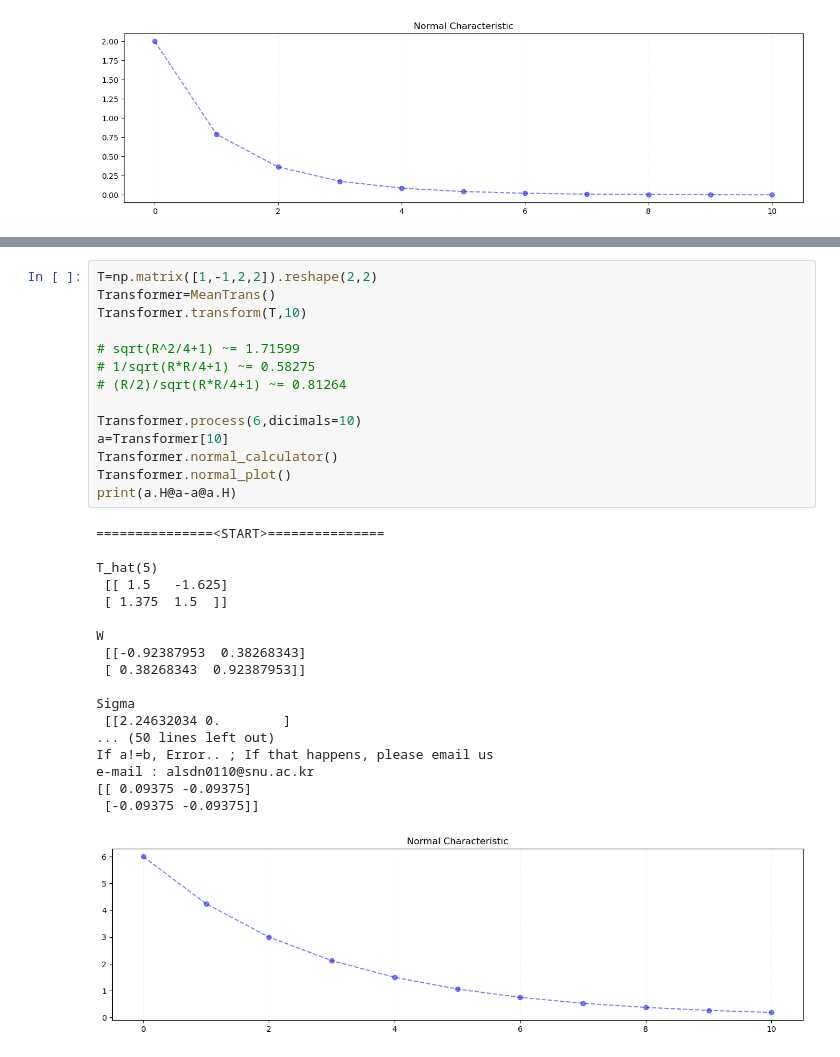
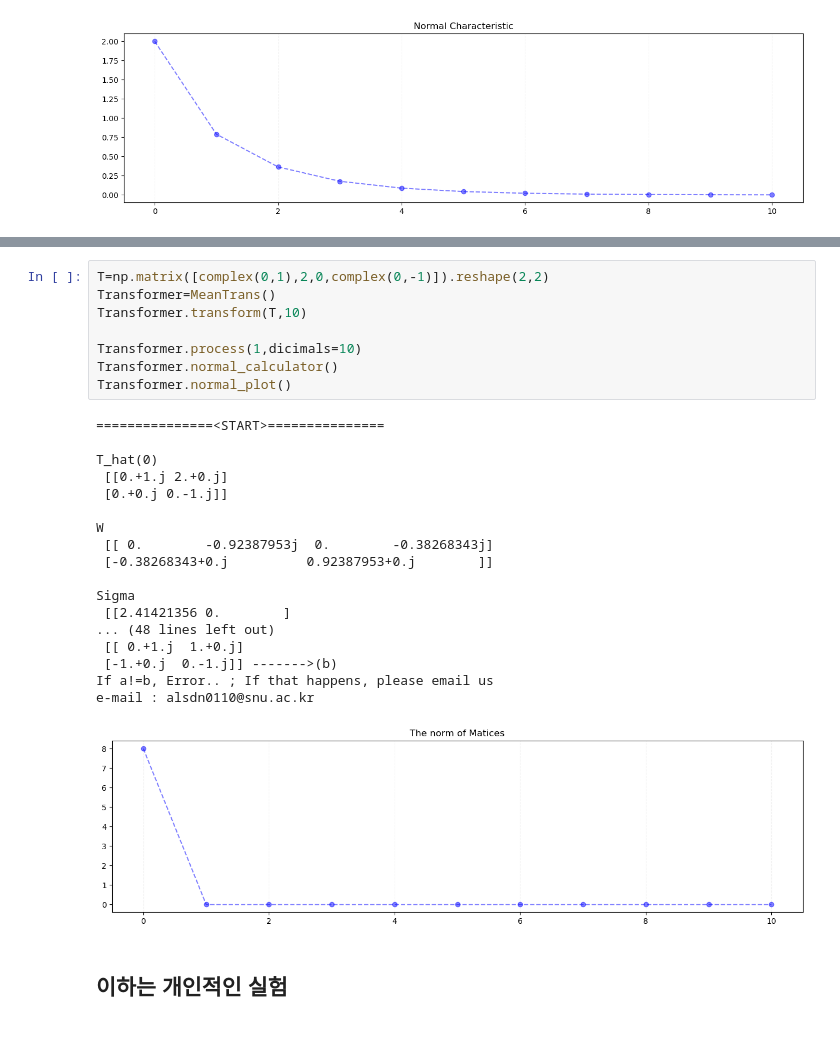
Before and after one commit to MinwooPark96/Computation-Mean-Transform-Convergence, a Jupyter notebook: paper_example.ipynb, the cells around one changed output, grey strips where cells are left out. Drawn from its saved outputs; the diff is of its cells as text.

```diff
--- a/paper_example.ipynb
+++ b/paper_example.ipynb
@@ -334,36 +374,32 @@ e-mail : alsdn0110@snu.ac.kr
 # %%
-T=np.matrix([1,-1,2,2]).reshape(2,2)
+T=np.matrix([complex(0,1),2,0,complex(0,-1)]).reshape(2,2)
 Transformer=MeanTrans()
 Transformer.transform(T,10)
 
-# sqrt(R^2/4+1) ~= 1.71599
-# 1/sqrt(R*R/4+1) ~= 0.58275
-# (R/2)/sqrt(R*R/4+1) ~= 0.81264
-
-Transformer.process(6,dicimals=10)
-a=Transformer[10]
+Transformer.process(1,dicimals=10)
 Transformer.normal_calculator()
 Transformer.normal_plot()
-print(a.H@a-a@a.H)
 # %% [output]
 ===============<START>===============
 
-T_hat(5)
- [[ 1.5   -1.625]
- [ 1.375  1.5  ]]
+T_hat(0)
+ [[0.+1.j 2.+0.j]
+ [0.+0.j 0.-1.j]]
 
 W
- [[-0.92387953  0.38268343]
- [ 0.38268343  0.92387953]]
+ [[ 0.        -0.92387953j  0.        -0.38268343j]
+ [-0.38268343+0.j          0.92387953+0.j        ]]
 
 Sigma
- [[2.24632034 0.        ]
-... (50 lines left out)
+ [[2.41421356 0.        ]
+... (48 lines left out)
+ [[ 0.+1.j  1.+0.j]
+ [-1.+0.j  0.-1.j]] ------->(b)
 If a!=b, Error.. ; If that happens, please email us
 e-mail : alsdn0110@snu.ac.kr
-[[ 0.09375 -0.09375]
- [-0.09375 -0.09375]]
-[figure, old version]
+[figure, new version]
+# %% [markdown]
+## 이하는 개인적인 실험
 # %%
 T=np.matrix([2,-1,3,4]).reshape(2,2)
 Transformer=MeanTrans()
```
Also changed, not shown: parts of 15 cells of this notebook.
